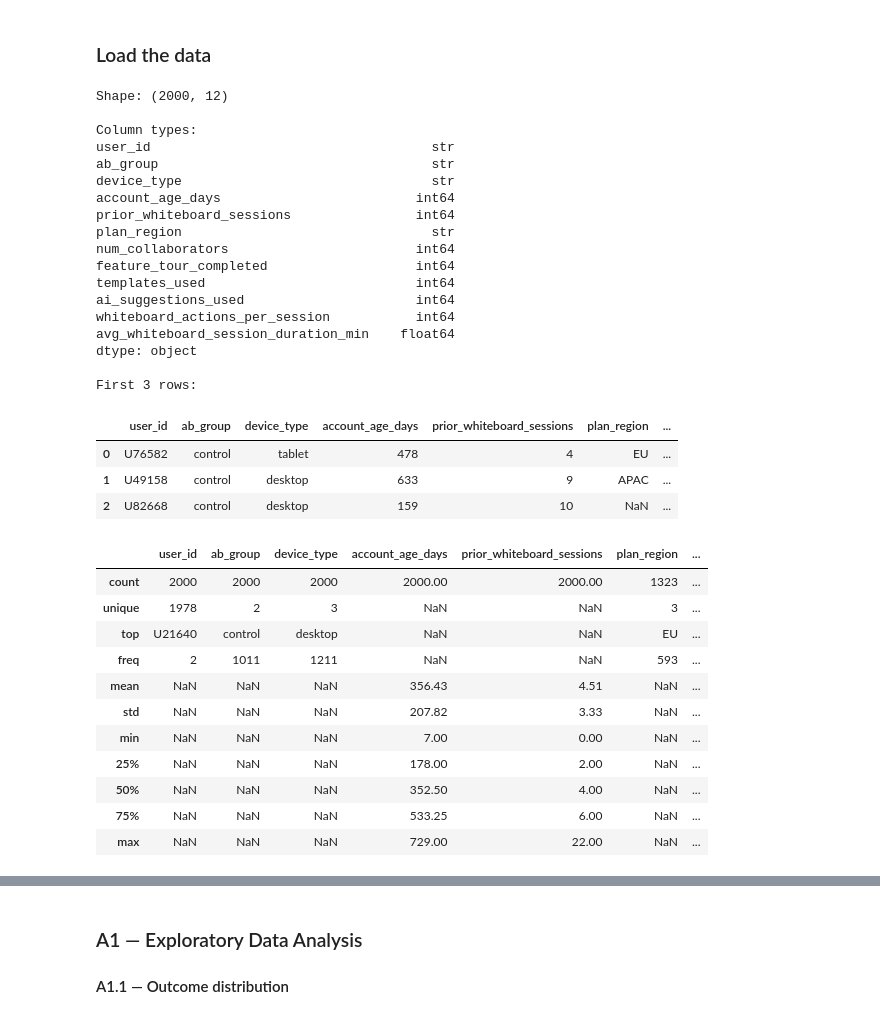
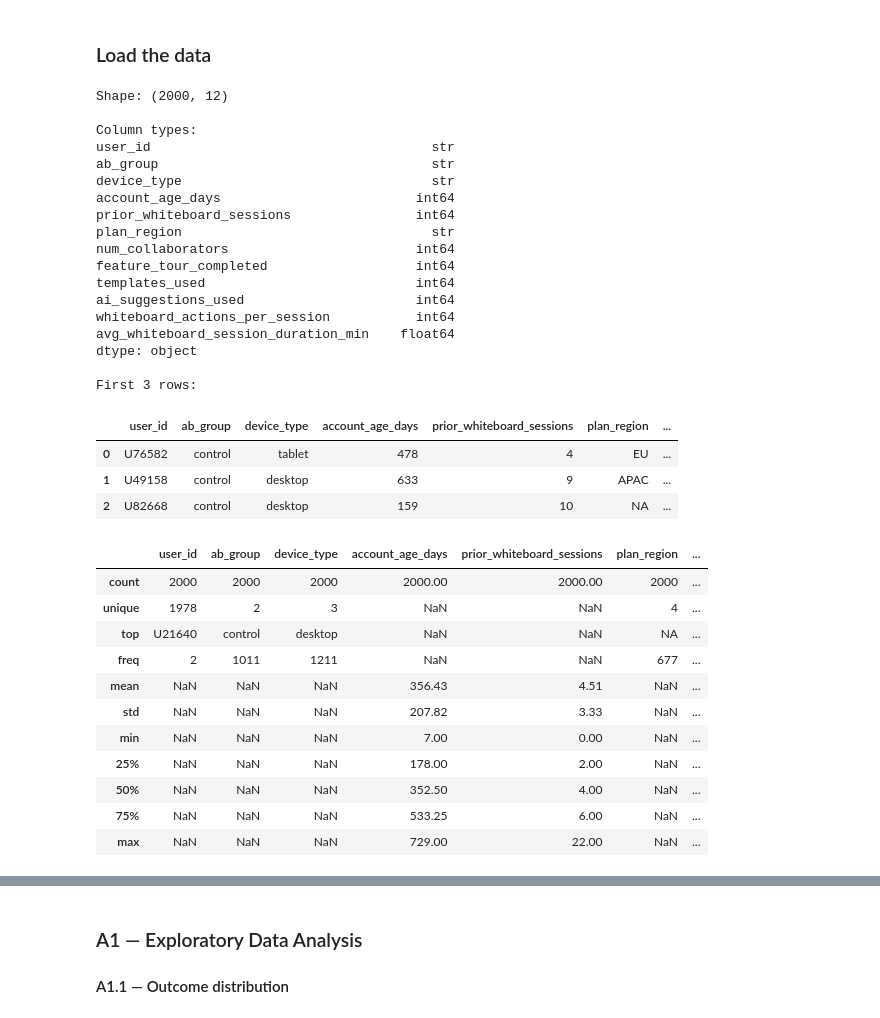
Before and after one commit to ChristianSantos2671/Santos_Christian_A02, a Jupyter notebook: iat461_a2_ChristianSantos_cjs30.ipynb, the cells around one changed output, grey strips where cells are left out. Saved outputs shown, nothing was run; the diff lists cells and outputs as text; code cells hidden in the pictures.

```diff
--- a/iat461_a2_ChristianSantos_cjs30.ipynb
+++ b/iat461_a2_ChristianSantos_cjs30.ipynb
@@ -62,44 +62,44 @@ This is a **between-subjects experiment**. Users were randomly assigned to treat
 # %% [markdown]
 ### Load the data
 # %%
-df_ab = pd.read_csv('phigma_ab_study.csv')
+df_ab = pd.read_csv('phigma_ab_study.csv', keep_default_na=False)
 
 print(f"Shape: {df_ab.shape}")
 print(f"\nColumn types:\n{df_ab.dtypes}")
 print(f"\nFirst 3 rows:")
 df_ab.head(3)
 # %% [output]
 Shape: (2000, 12)
 
 Column types:
 user_id                                    str
 ab_group                                   str
 device_type                                str
 account_age_days                         int64
 prior_whiteboard_sessions                int64
 plan_region                                str
 num_collaborators                        int64
 feature_tour_completed                   int64
 templates_used                           int64
 ai_suggestions_used                      int64
 whiteboard_actions_per_session           int64
 avg_whiteboard_session_duration_min    float64
 dtype: object
 
 First 3 rows:
 |  | user_id | ab_group | device_type | account_age_days | prior_whiteboard_sessions | plan_region | ... |
 | 0 | U76582 | control | tablet | 478 | 4 | EU | ... |
 | 1 | U49158 | control | desktop | 633 | 9 | APAC | ... |
-| 2 | U82668 | control | desktop | 159 | 10 | NaN | ... |
+| 2 | U82668 | control | desktop | 159 | 10 | NA | ... |
 # %%
 # Summary statistics
 df_ab.describe(include='all').round(2)
 # %% [output]
 |  | user_id | ab_group | device_type | account_age_days | prior_whiteboard_sessions | plan_region | ... |
-| count | 2000 | 2000 | 2000 | 2000.00 | 2000.00 | 1323 | ... |
-| unique | 1978 | 2 | 3 | NaN | NaN | 3 | ... |
-| top | U21640 | control | desktop | NaN | NaN | EU | ... |
-| freq | 2 | 1011 | 1211 | NaN | NaN | 593 | ... |
+| count | 2000 | 2000 | 2000 | 2000.00 | 2000.00 | 2000 | ... |
+| unique | 1978 | 2 | 3 | NaN | NaN | 4 | ... |
+| top | U21640 | control | desktop | NaN | NaN | NA | ... |
+| freq | 2 | 1011 | 1211 | NaN | NaN | 677 | ... |
 | mean | NaN | NaN | NaN | 356.43 | 4.51 | NaN | ... |
 | std | NaN | NaN | NaN | 207.82 | 3.33 | NaN | ... |
 | min | NaN | NaN | NaN | 7.00 | 0.00 | NaN | ... |
```
Also changed, not shown: parts of 6 cells of this notebook.
